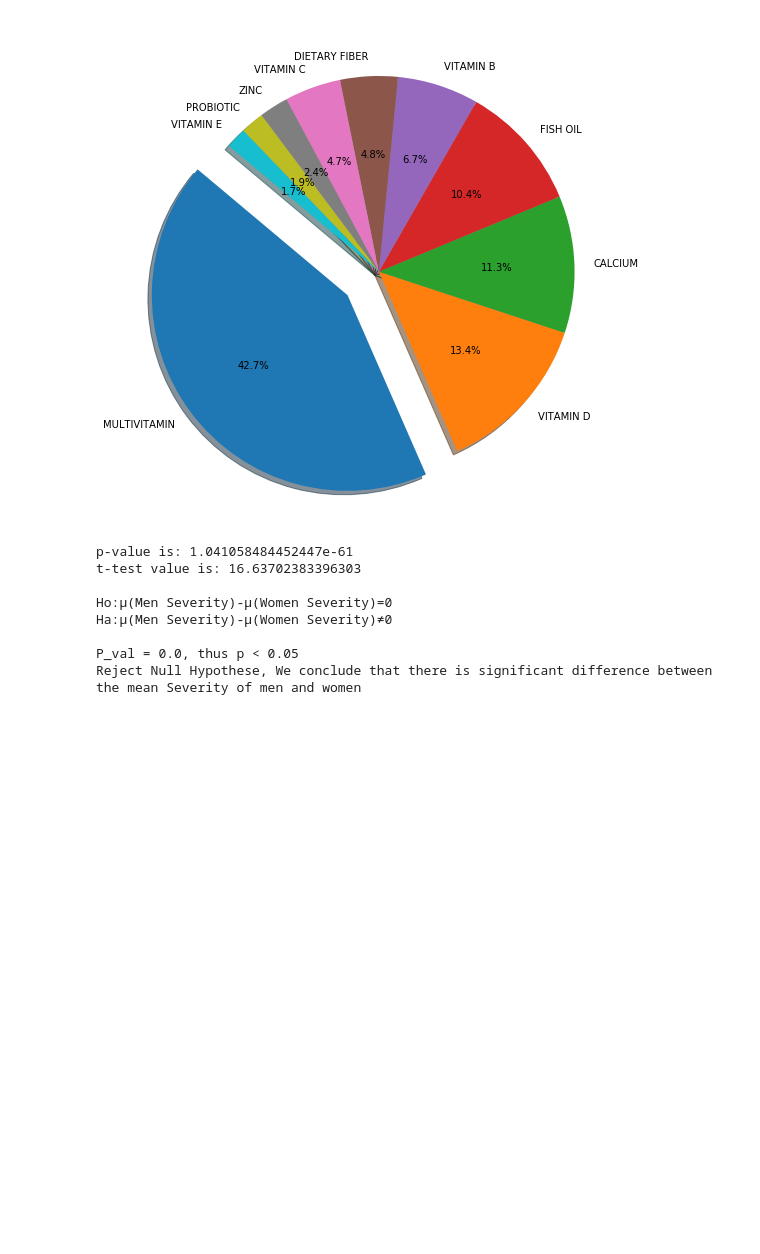
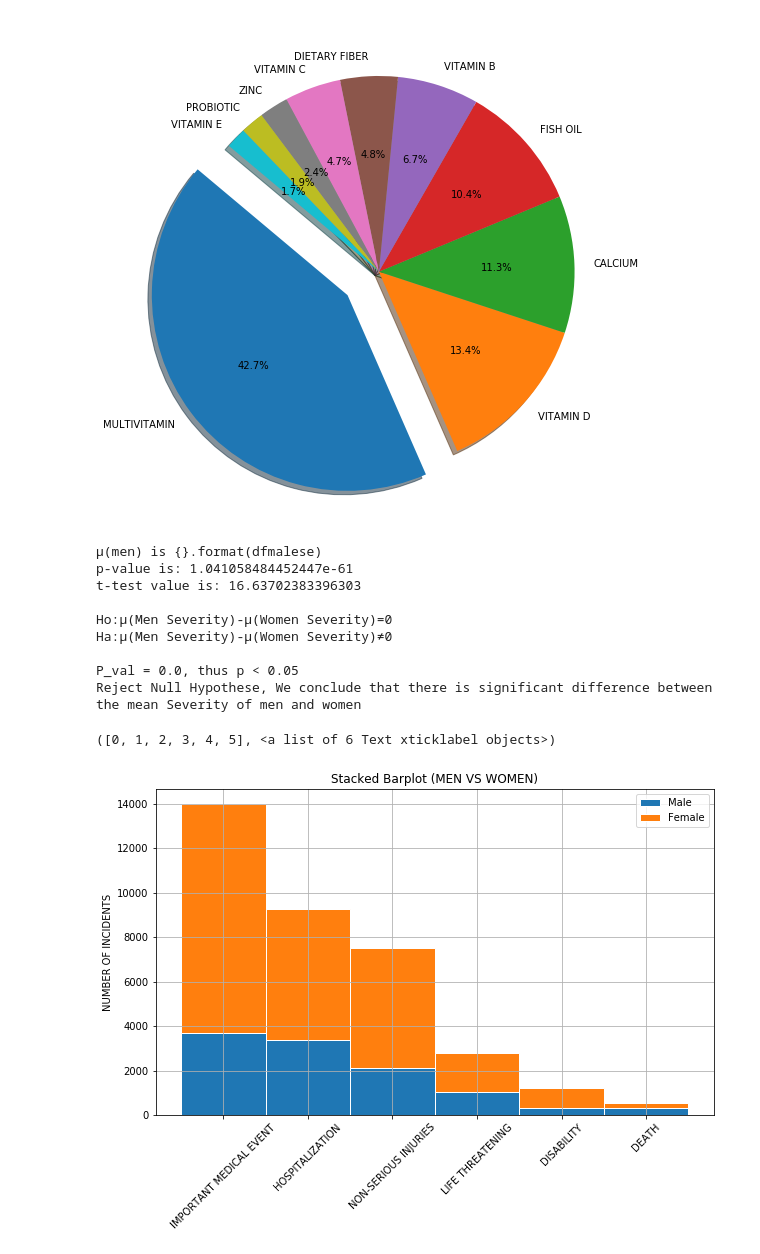
Before and after one commit to ying-li-python/Vita-Mine, a Jupyter notebook: PROJECT.ipynb, the cells around one changed output. Drawn from its saved outputs; the diff is of its cells as text; code cells hidden in the pictures; blank space fills up the shorter version.

Commit message:
add graphs

```diff
--- a/PROJECT.ipynb
+++ b/PROJECT.ipynb
@@ -125,12 +125,14 @@ dfmalesevsamp=dfmalesev["Severity"]
 dffemalesev=df[df["CI_Gender"]=="Female"]
 dffemalesevsamp=dffemalesev["Severity"]
 t_stat, p_val = stats.ttest_ind(dfmalesevsamp.values, dffemalesevsamp.values, equal_var=False)
+print("μ(men) is {}.format(dfmalese)")
 print(f"p-value is: {p_val}")
 print(f"t-test value is: {t_stat}")
 print("\nHo:μ(Men Severity)-μ(Women Severity)=0\nHa:μ(Men Severity)-μ(Women Severity)≠0\n")
 print(f"P_val = {round(p_val,5)}, thus p < 0.05")
 print("Reject Null Hypothese, We conclude that there is significant difference between the mean Severity of men and women")
 # %% [output]
+μ(men) is {}.format(dfmalese)
 p-value is: 1.041058484452447e-61
 t-test value is: 16.63702383396303
 
@@ -139,3 +141,18 @@ Ha:μ(Men Severity)-μ(Women Severity)≠0
 
 P_val = 0.0, thus p < 0.05
 Reject Null Hypothese, We conclude that there is significant difference between the mean Severity of men and women
+# %%
+dfn=df.groupby("CI_Gender")["Outcome"].value_counts()
+dfn=dfn[:-1]
+# %%
+plt.figure(figsize=(10,6))
+plt.bar(dfn.loc["Male"].index, dfn.loc["Male"].values,edgecolor="white", width=1)
+plt.bar(dfn.loc["Female"].index, dfn.loc["Female"].values, bottom=dfn.loc["Male"].values,edgecolor="white", width=1)
+plt.ylabel("NUMBER OF INCIDENTS")
+plt.title("Stacked Barplot (MEN VS WOMEN)")
+plt.grid()
+plt.legend(["Male","Female"],loc="best")
+plt.xticks(rotation=45)
+# %% [output]
+([0, 1, 2, 3, 4, 5], <a list of 6 Text xticklabel objects>)
+[figure, added]
```
Also changed, not shown: parts of 7 cells of this notebook, 2 other files.
